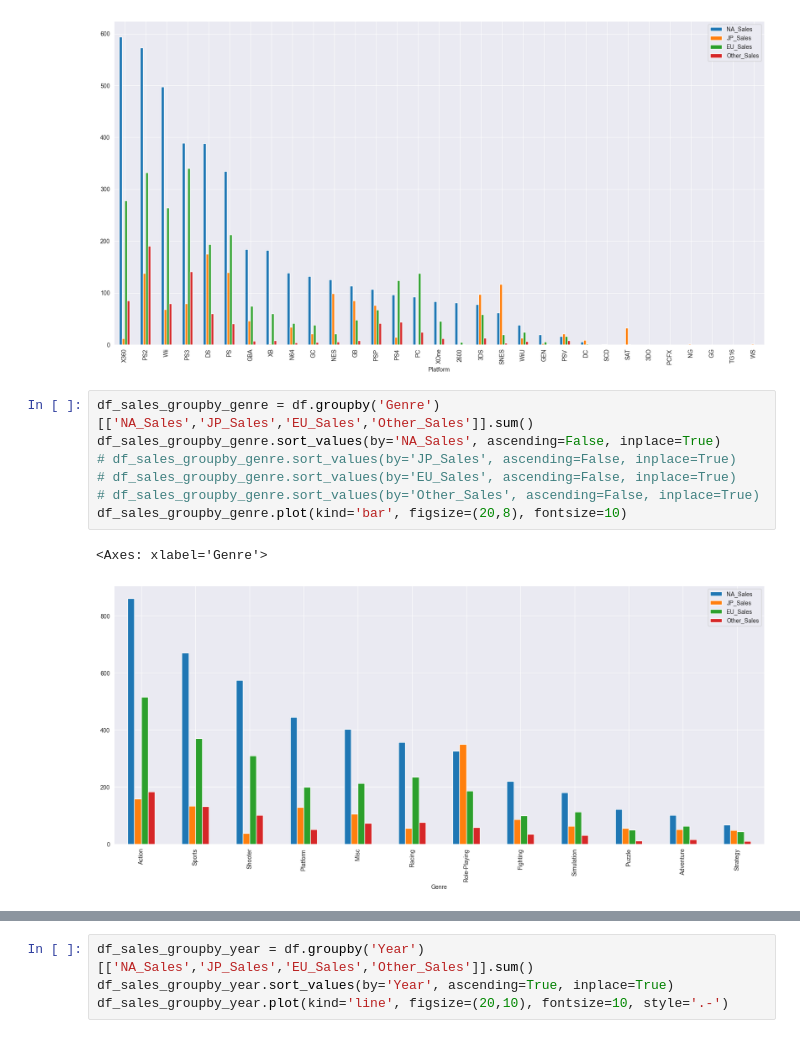
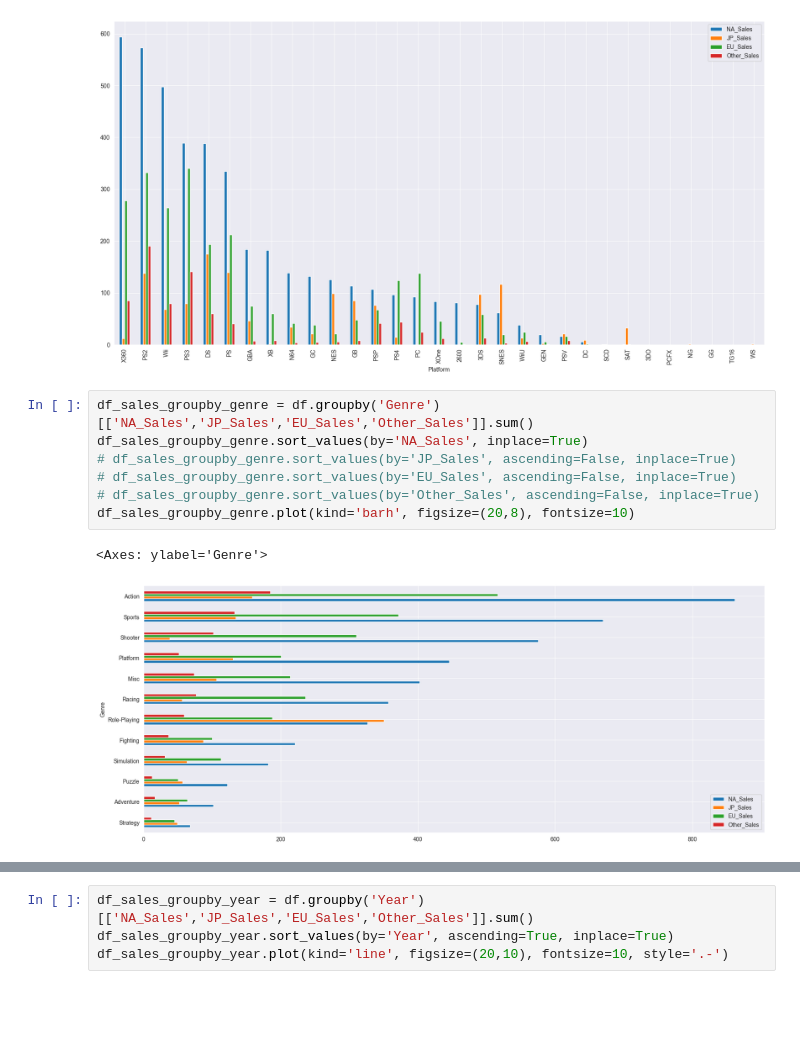
Before and after one commit to ThanyabunPh/wu-python-workshop, a Jupyter notebook: notebook_day2.ipynb, the cells around one changed output, grey strips where cells are left out. Saved outputs shown, nothing was run; the diff lists cells and outputs as text; blank space fills up the shorter version.

```diff
--- a/notebook_day2.ipynb
+++ b/notebook_day2.ipynb
@@ -235,14 +233,14 @@ df_sales_groupby_platform.plot(kind='bar', figsize=(20,10), fontsize=10)
 [figure]
 # %%
 df_sales_groupby_genre = df.groupby('Genre')[['NA_Sales','JP_Sales','EU_Sales','Other_Sales']].sum()
-df_sales_groupby_genre.sort_values(by='NA_Sales', ascending=False, inplace=True)
+df_sales_groupby_genre.sort_values(by='NA_Sales', inplace=True)
 # df_sales_groupby_genre.sort_values(by='JP_Sales', ascending=False, inplace=True)
 # df_sales_groupby_genre.sort_values(by='EU_Sales', ascending=False, inplace=True)
 # df_sales_groupby_genre.sort_values(by='Other_Sales', ascending=False, inplace=True)
-df_sales_groupby_genre.plot(kind='bar', figsize=(20,8), fontsize=10)
+df_sales_groupby_genre.plot(kind='barh', figsize=(20,8), fontsize=10)
 # %% [output]
-<Axes: xlabel='Genre'>
+<Axes: ylabel='Genre'>
-[figure, old version]
+[figure, new version]
 # %%
 df_sales_groupby_publisher = df.groupby('Publisher')[['NA_Sales','JP_Sales','EU_Sales','Other_Sales']].sum()
 df_sales_groupby_publisher.sort_values(by='NA_Sales', ascending=False, inplace=True)
```
Also changed, not shown: parts of 2 cells of this notebook.
